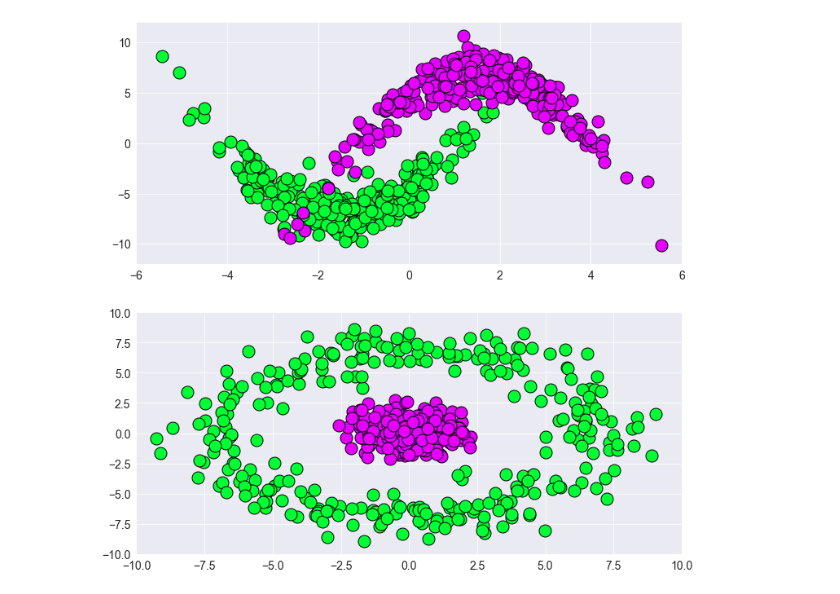
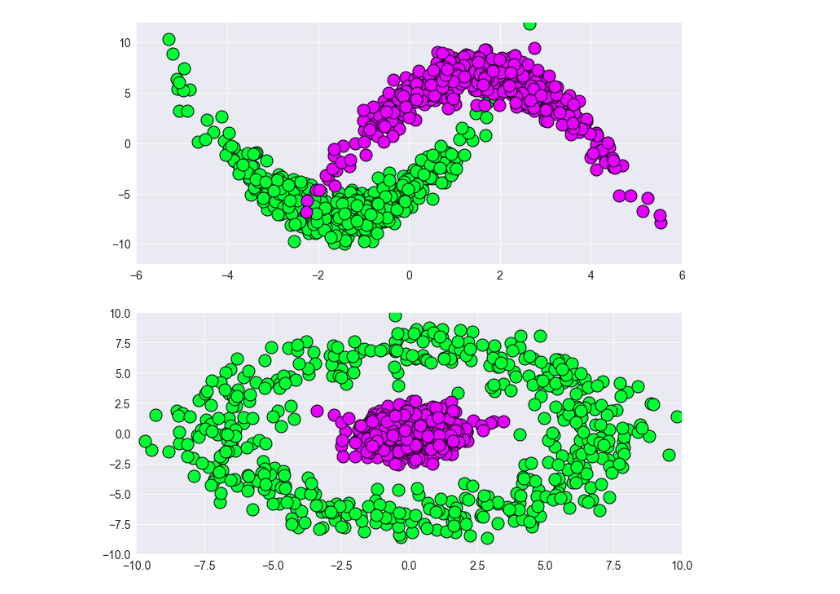
Before and after one commit to qlinhta/my-notes, a Jupyter notebook: notebooks/F-Test.ipynb, the cells around one changed output. Drawn from its saved outputs; the diff is of its cells as text; code cells hidden in the pictures.

```diff
--- a/notebooks/F-Test.ipynb
+++ b/notebooks/F-Test.ipynb
@@ -62,29 +62,29 @@ plt.show()
 # %%
-n1 = 300  # training set size
+n1 = 500  # training set size
 x1 = 1.5 * np.random.randn(n1) - 1.5
 y1 = 1.2 * np.random.randn(n1) + np.power(x1 + 1.5, 2) - 7
 x2 = 1.5 * np.random.randn(n1) + 1.5
 y2 = 1.2 * np.random.randn(n1) - np.power(x2 - 1.5, 2) + 7
 
 fig, axs = plt.subplots(2)
 axs[0].plot(x1, y1, 'o', markerfacecolor=(0, 1, 0.2), markeredgecolor='k', ms=15)
 axs[0].plot(x2, y2, 'o', markerfacecolor=(0.9, 0, 1), markeredgecolor='k', ms=15)
 axs[0].set_xlim(-6, 6)
 axs[0].set_ylim(-12, 12)
 
 r = 7 + np.random.randn(n1)
 th = 2 * np.pi * np.random.randn(n1)
 xr = r * np.cos(th)
 yr = r * np.sin(th)
 
 x5 = np.random.randn(n1)
 y5 = np.random.randn(n1)
 
 axs[1].plot(xr, yr, 'o', markerfacecolor=(0, 1, 0.2), markeredgecolor='k', ms=15)
 axs[1].plot(x5, y5, 'o', markerfacecolor=(0.9, 0, 1), markeredgecolor='k', ms=15)
 axs[1].set_xlim(-10, 10)
 axs[1].set_ylim(-10, 10)
 
 plt.show()
 # %% [output]
-[figure, old version]
+[figure, new version]
```
Also changed, not shown: parts of 1 cell of this notebook, 4 other files.
